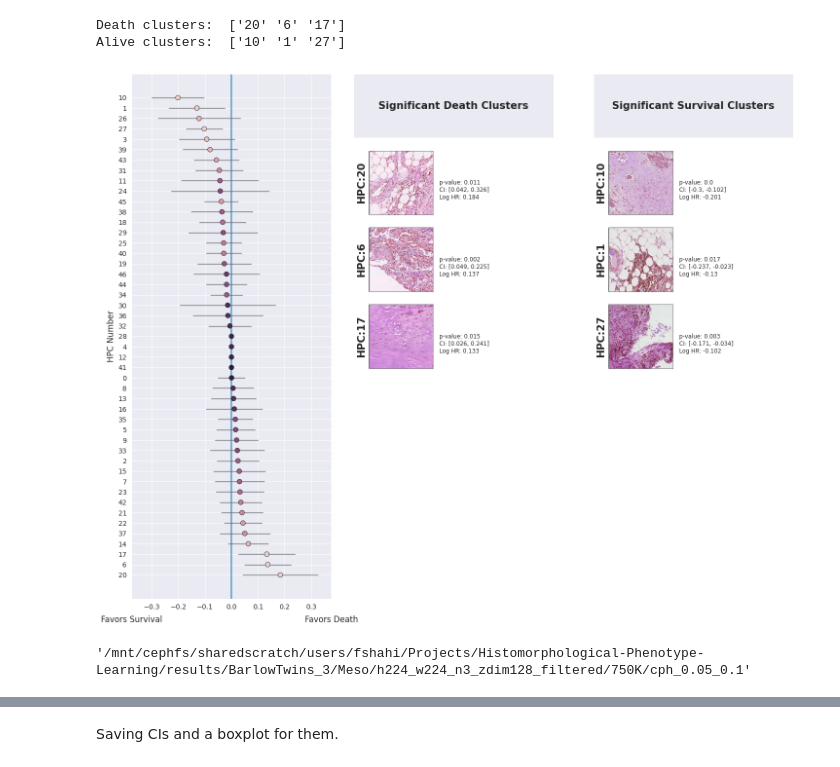
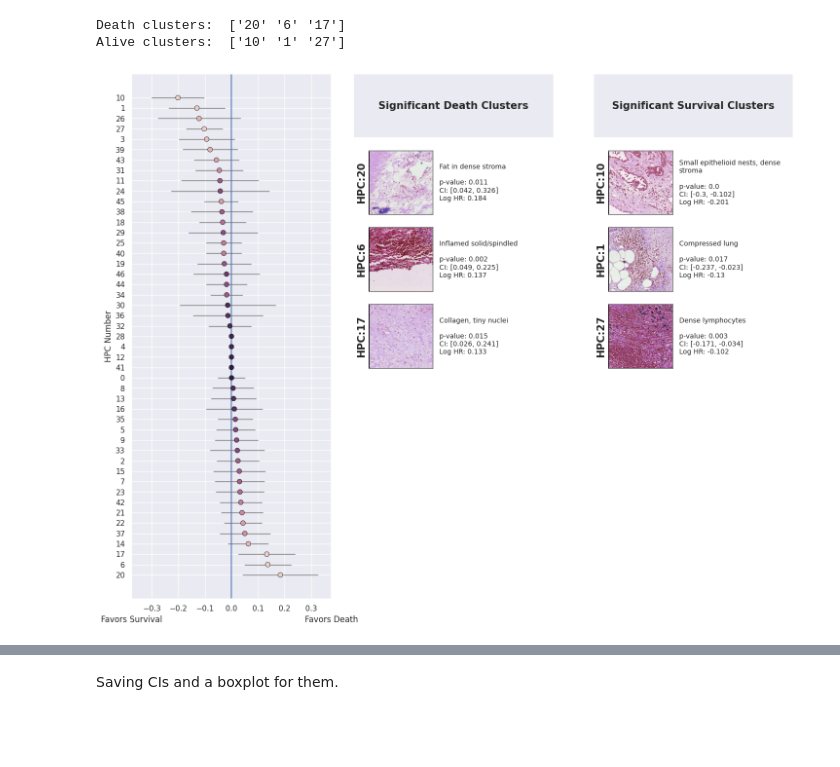
Before and after one commit to FarzanehSeyedshahi/Histomorphological-Phenotype-Learning, a Jupyter notebook: workflow/survival_figures.ipynb, the cells around one changed output, grey strips where cells are left out. Drawn from its saved outputs; the diff is of its cells as text; code cells hidden in the pictures; blank space fills up the shorter version.

```diff
--- a/workflow/survival_figures.ipynb
+++ b/workflow/survival_figures.ipynb
@@ -840,37 +836,0 @@ pd.isna(meta_data_org)
-# %%
-import pandas as pd
-meta_data_org = df[['risk', 'os_event_data', 'os_event_ind']]
-# make the table recurrence free
-# meta_data_org = meta_data_org[meta_data_org['recurrence'] == 0]
-# meta_data_org = meta_data_org.replace({'os_event_data': {'-': meta_data_org['os_event_data'].max()}, 'type': {'Epithelioid': 0, 'Sarcomatoid': 2, 'Biphasic': 1}})
-meta_data_org.os_event_data = meta_data_org.os_event_data.astype(float) #impartant!
-
-
-# meta_data_org['type'] = meta_data_org['type'].map({'Epithelioid': 0, 'Sarcomatoid': 2, 'Biphasic': 1})
-# meta_data_org['Stage'] = meta_data_org['Stage'].map({'N0': 0, 'N1': 1, 'N2': 2, 'N3': 3})
-# meta_data_org['smoking_history'] = meta_data_org['smoking_history'].map({'Unknown':-1 , 'Non-smoker': 0, 'Ex-smoker': 1, 'Current-smoker': 2})
-
-# meta_data_org['HB_score'] = meta_data_org['HB_score'].map({'Low': 0, 'Normal': 1, 'High': 2, '99': -1})
-# meta_data_org['wcc_score'] = meta_data_org['wcc_score'].map({'Low': 0, 'Normal': 1, 'High': 2, 'Unknown': -1})
-# meta_data_org['TNM_Stage'] = meta_data_org['TNM_Stage'].map({'IA': 0, 'IB':.5, 'II': 1, 'IIIA': 2, 'IIIB': 2.5, 'IV': 3, 'Missing': -1})
-# meta_data_org['Sex'] = meta_data_org['Sex'].map({'Male':0, 'Female':1})
-
-
-# adding score df
-# meta_data_org = pd.merge(meta_data_org, score_df, on='case_Id', how='inner')
-
-# meta_data_org = meta_data_org.drop('case_Id', axis=1)
-meta_data_org = meta_data_org.replace('-', meta_data_org['os_event_data'].max() )
-meta_data_org = meta_data_org.fillna(-1)
-
-
-from lifelines import CoxPHFitter, KaplanMeierFitter
-
-# Using Cox Proportional Hazards model
-penalizer = .1
-l1_ratio = .05
-cph = CoxPHFitter(penalizer=penalizer, l1_ratio=l1_ratio)
-cph.fit(meta_data_org, 'os_event_data', event_col='os_event_ind')
-cph.print_summary()
-ax1 = cph.plot()
-plt.show()
@@ -1071,2 +995,0 @@ train_df_all
-# %%
-datas_[0][0]['case_Id'] = datas_[0][0].index
@@ -1194,7 +1103,7 @@ plt.savefig('{}/umap_patients.png'.format(figure_path), dpi=500, bbox_inches='ti
 ### Forest Plots
 # %%
 # Reading annotations.
-annotations = pd.read_csv('{}/files/meso_annotations_john.csv'.format(main_path), index_col=0).reset_index()
+annotations = pd.read_csv('{}/files/meso_annotations_750K.csv'.format(main_path), index_col=0).reset_index()
 
 #  resoltuion 2.0 and Fold 0
 model = cphs['2p0'][4]
@@ -1272,7 +1181,7 @@ plot.text(1.0, -.04, textwrap.fill('Favors Death',30), horizontalalignment='cent
 
 
 # Legends
-annot_flag = False
+annot_flag = True
 for class_ in ['death', 'alive']:
     im_list = im_list_dict[class_]
     if class_=='death':
@@ -1296,38 +1205,34 @@ for class_ in ['death', 'alive']:
             cluster_number = cluster_number.split('_')[0]
         ax.set(xticks=[], yticks=[])
         # ax.set_title('Cluster {}'.format(cluster_number), fontsize=fontsize)
         i += 1
 
         ax.set_ylabel('HPC:{}'.format(cluster_number), fontdict=dict(weight='bold', size=15))
         ax.set_axis_on()
         ax.spines['left'].set_color('black')
         ax.spines['right'].set_color('gray')
         ax.spines['top'].set_color('gray')
         ax.spines['bottom'].set_color('gray')
         pos = ax.get_position()
         ax.set_position([pos.x0-.08, pos.y0, pos.width, pos.height])
 
         p_value = results_df[results_df['hpc']==cluster_number]['p'].values[0]
         log_HR = results_df[results_df['hpc']==cluster_number]['coef'].values[0]
         CI = [results_df[results_df['hpc']==cluster_number]['coef lower 95%'].values[0], results_df[results_df['hpc']==cluster_number]['coef upper 95%'].values[0]]
         if cluster_number.split('_')[0] in categorical_cols+normalize_cols:
             label_text = 'Feature: {}'.format(cluster_number)
         else:
             if annot_flag: annotation_text = textwrap.fill(annotations[annotations['HPC']==int(cluster_number)]['Summary'].values[0], 30)
             else: annotation_text = ''
             label_text = annotation_text + '\n \n'+ 'p-value: {}'.format(np.round(p_value, 3)) + '\n' + 'CI: [{}, {}]'.format(np.round(CI[0], 3), np.round(CI[1], 3)) + '\n' + 'Log HR: {}'.format(np.round(log_HR, 3))
 
         ax.text(1.1, .5, label_text,
                 transform=ax.transAxes,
                 horizontalalignment="left", verticalalignment="center", size="small", )
 
 plt.savefig(os.path.join(figure_path,'forest_plot_survival_annotated.png'), dpi=500, bbox_inches='tight')
 # %% [output]
-[figure, old version]
+[figure, new version]
-# %%
-figure_path
-# %% [output]
-'/mnt/cephfs/sharedscratch/users/fshahi/Projects/Histomorphological-Phenotype-Learning/results/BarlowTwins_3/Meso/h224_w224_n3_zdim128_filtered/750K/cph_0.05_0.1'
 # %%
 
 # Mine
```
Also changed, not shown: parts of 17 cells of this notebook, 4 other files.
